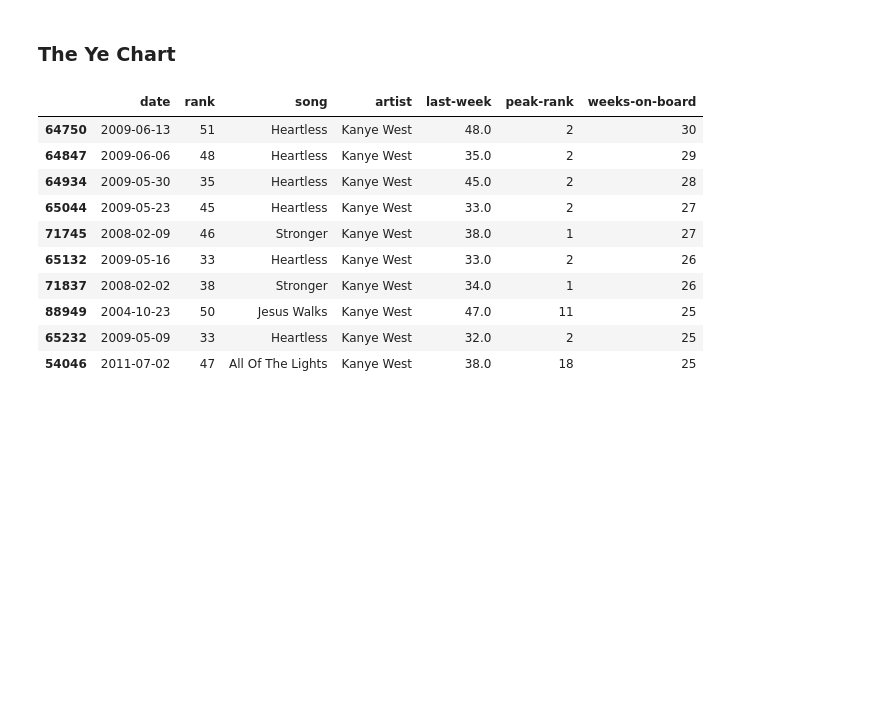
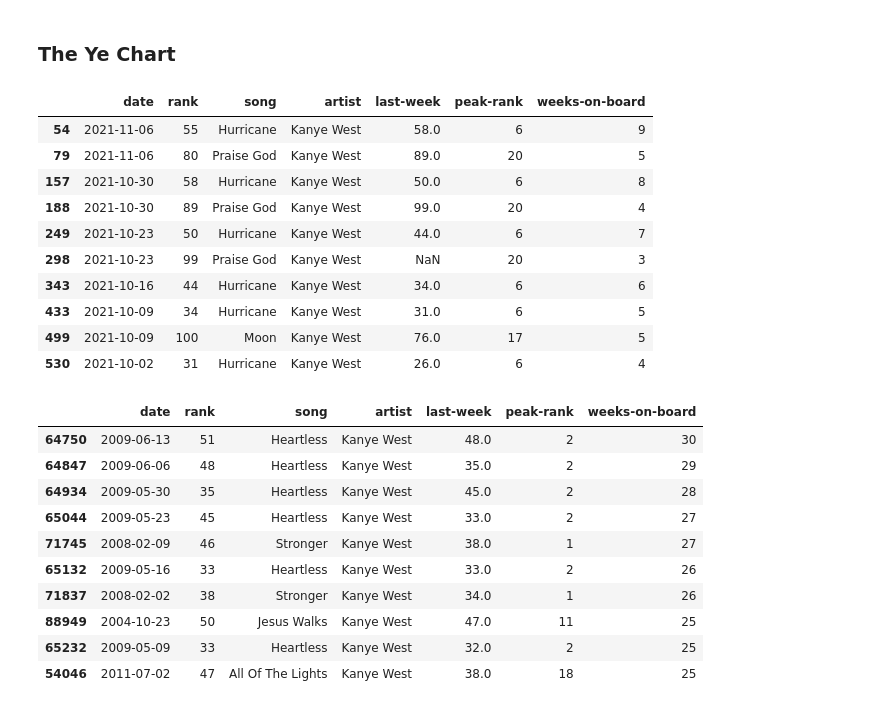
Before and after one commit to Bramstorp/MusicDataAnalyse, a Jupyter notebook: billboard.ipynb, the cells around one changed output. Drawn from its saved outputs; the diff is of its cells as text; code cells hidden in the pictures; blank space fills up the shorter version.

```diff
--- a/billboard.ipynb
+++ b/billboard.ipynb
@@ -65,2 +90,16 @@ Name: artist, dtype: int64
+# %%
+kanye_west_df.head(10)
+# %% [output]
+|  | date | rank | song | artist | last-week | peak-rank | weeks-on-board |
+| 54 | 2021-11-06 | 55 | Hurricane | Kanye West | 58.0 | 6 | 9 |
+| 79 | 2021-11-06 | 80 | Praise God | Kanye West | 89.0 | 20 | 5 |
+| 157 | 2021-10-30 | 58 | Hurricane | Kanye West | 50.0 | 6 | 8 |
+| 188 | 2021-10-30 | 89 | Praise God | Kanye West | 99.0 | 20 | 4 |
+| 249 | 2021-10-23 | 50 | Hurricane | Kanye West | 44.0 | 6 | 7 |
+| 298 | 2021-10-23 | 99 | Praise God | Kanye West | NaN | 20 | 3 |
+| 343 | 2021-10-16 | 44 | Hurricane | Kanye West | 34.0 | 6 | 6 |
+| 433 | 2021-10-09 | 34 | Hurricane | Kanye West | 31.0 | 6 | 5 |
+| 499 | 2021-10-09 | 100 | Moon | Kanye West | 76.0 | 17 | 5 |
+| 530 | 2021-10-02 | 31 | Hurricane | Kanye West | 26.0 | 6 | 4 |
 # %%
 # Get Kanye West's top 10 songs by weeks on the board
```
Also changed, not shown: parts of 12 cells of this notebook.
